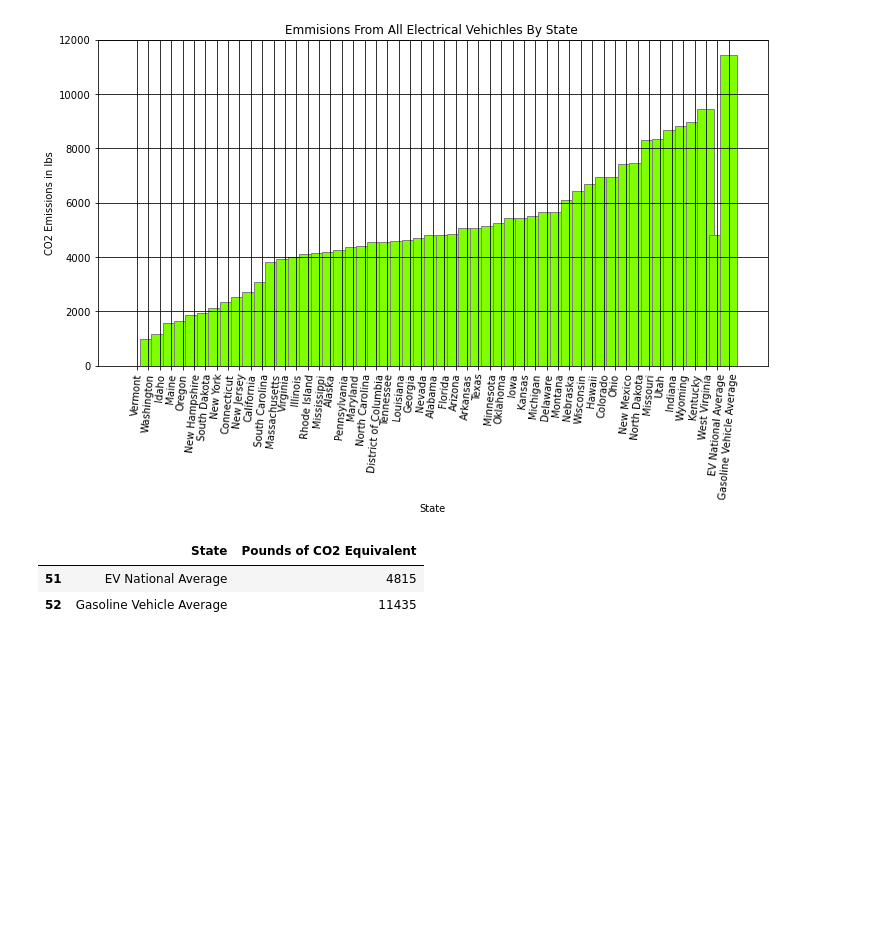
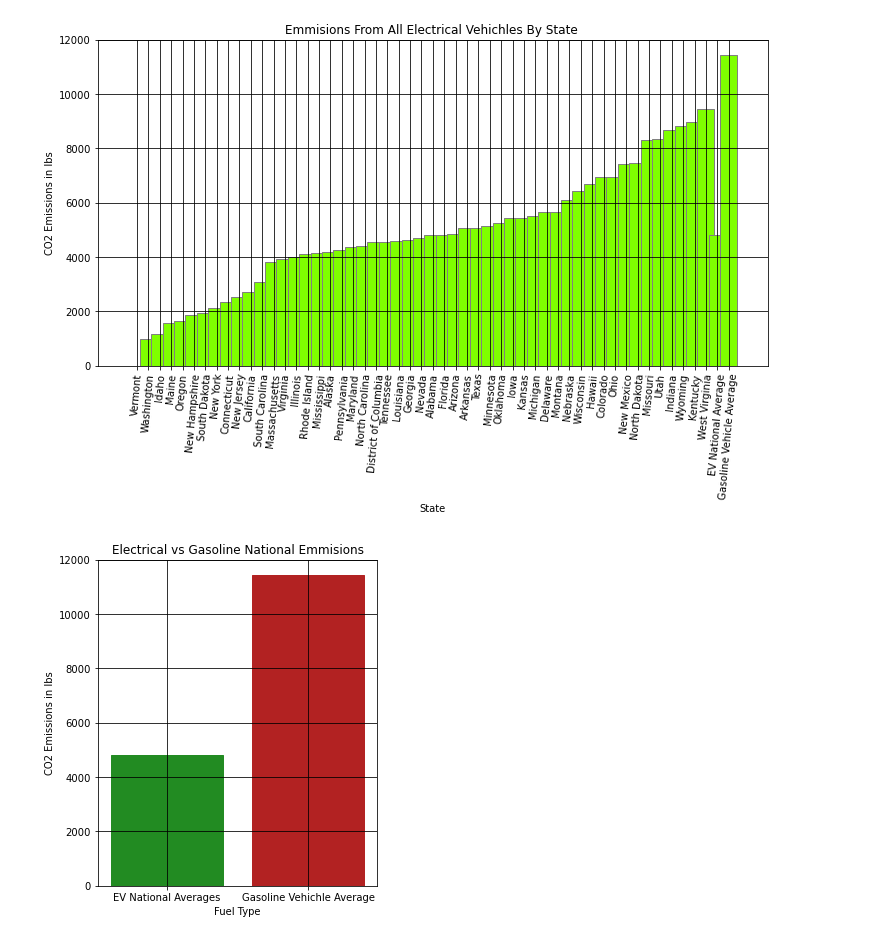
Before and after one commit to nhle95/Project1_group4, a Jupyter notebook: Well To Wheel Emissions by State.ipynb, the cells around one changed output. Cells and saved outputs as stored; diff of their text form; code cells hidden in the pictures; blank space fills up the shorter version.

Commit message:
add extra output

```diff
--- a/Well To Wheel Emissions by State.ipynb
+++ b/Well To Wheel Emissions by State.ipynb
@@ -107,8 +107,17 @@ plt.show()
 # %% [output]
 [figure]
 # %%
-clean.iloc[51:53]
+Ev_Gas =clean.iloc[51:53]
+Avgs = ['EV National Averages','Gasoline Vehichle Average']
+Totals= [4815,11435]
+colors= ['forestgreen','firebrick']
+plt.figure(figsize=(5,6))
+plt.grid(True, color="black")
+plt.bar(Avgs,Totals, align='center', width=.8, color= colors, edgecolor= colors)
+plt.title('Electrical vs Gasoline National Emmisions')
+plt.xlabel('Fuel Type')
+plt.ylabel('CO2 Emissions in lbs')
+plt.savefig('output/Electrical vs Gasoline National Emmisions.jpeg')
+plt.show()
 # %% [output]
-|  | State | Pounds of CO2 Equivalent |
-| 51 | EV National Average | 4815 |
-| 52 | Gasoline Vehicle Average | 11435 |
+[figure, added]
```
Also changed, not shown: 1 other file.
